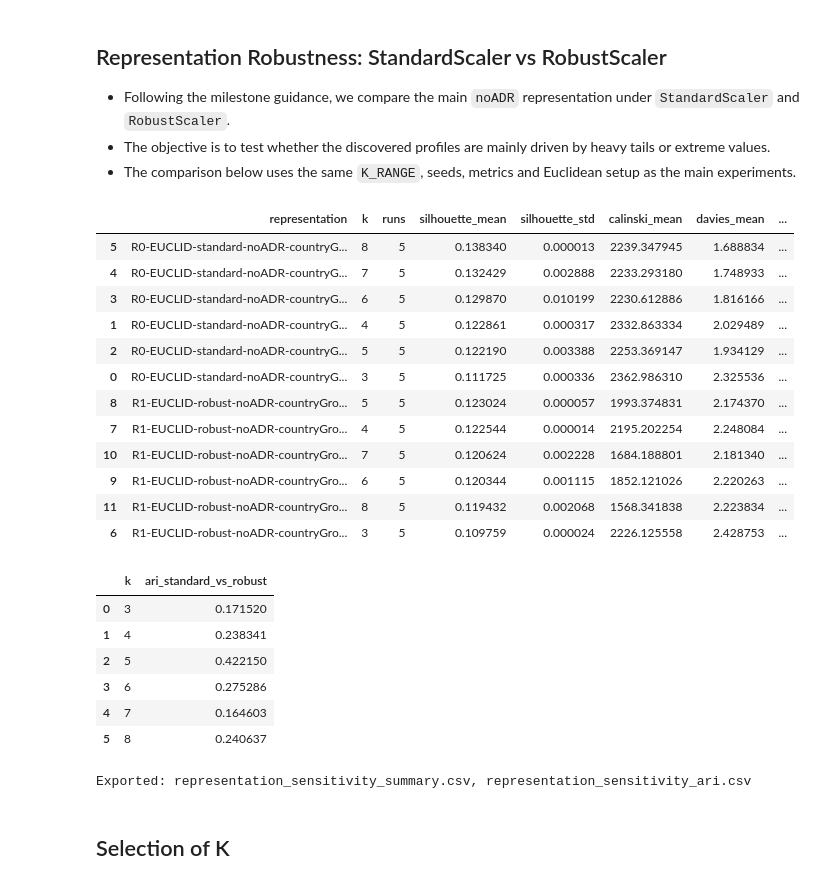
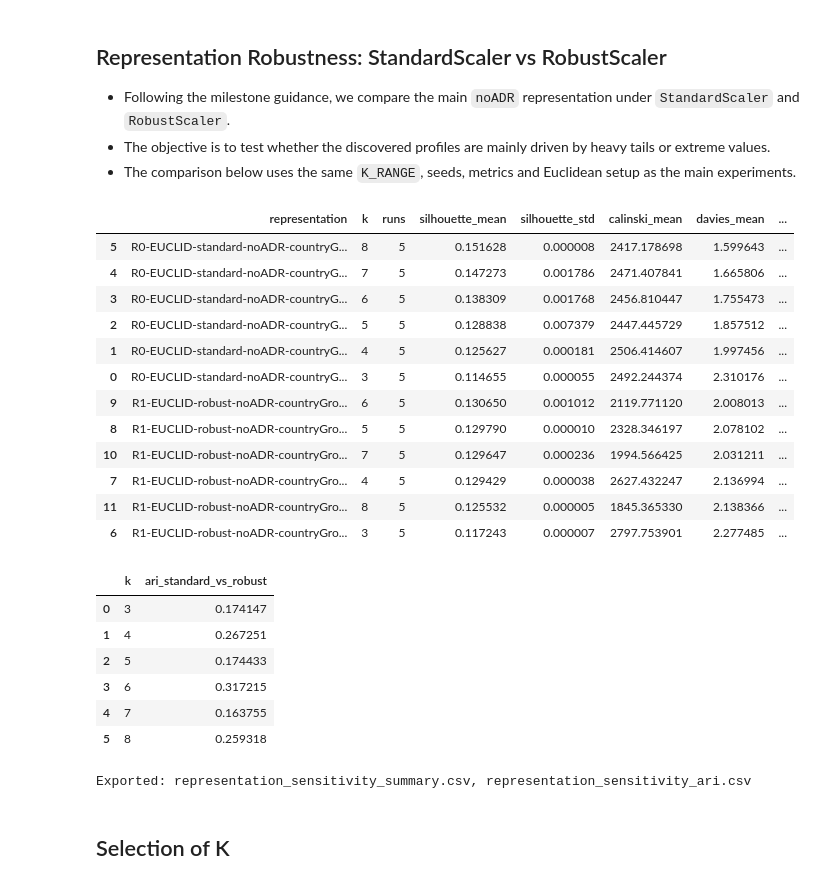
Before and after one commit to mreTeixeira7/usl_project1_72922_72898_60253, a Jupyter notebook: project.ipynb, the cells around one changed output. Drawn from its saved outputs; the diff is of its cells as text; code cells hidden in the pictures.

```diff
--- a/project.ipynb
+++ b/project.ipynb
@@ -151,14 +400,16 @@ def group_country(code):
     return "Other"
 
 minor_count = X["children"].fillna(0) + X["babies"].fillna(0)
+total_nights = X["stays_in_weekend_nights"].fillna(0) + X["stays_in_week_nights"].fillna(0)
 
 X = X.assign(
     arrival_season=X["arrival_date_month"].map(month_to_season),
     country_group=X["country"].apply(group_country),
     adults=X["adults"].clip(upper=4),
-    minor_count=minor_count.clip(upper=3),
+    minor_count=minor_count.clip(upper=4),
+    total_nights=total_nights,
 )
-X = X.drop(columns=["arrival_date_month", "country", "children", "babies"])
+X = X.drop(columns=["arrival_date_month", "country", "children", "babies", "stays_in_weekend_nights", "stays_in_week_nights"])
 
 print("Engineered clustering matrix shape:", X.shape)
 display(X.head())
@@ -610,7 +868,7 @@ iKMeans retained k: 47
 from sklearn.metrics import adjusted_rand_score
 
 representation_variants = [
-    ("R0-EUCLID-standard-noADR-countryGroup-minorCount", StandardScaler),
+    ("R0-EUCLID-standard-noADR-countryGroup-minorCount-totalNights", StandardScaler),
     ("R1-EUCLID-robust-noADR-countryGroup-minorCount", RobustScaler),
 ]
 
@@ -638,52 +896,52 @@ for rep_label, scaler_cls in representation_variants:
                 "min_cluster_share": float(pd.Series(labels_full).value_counts(normalize=True).min()),
             })
 
 representation_sensitivity = pd.DataFrame(representation_rows)
 representation_sensitivity_summary = representation_sensitivity.groupby(["representation", "k"], as_index=False).agg(
     runs=("seed", "count"),
     silhouette_mean=("silhouette", "mean"),
     silhouette_std=("silhouette", "std"),
     calinski_mean=("calinski_harabasz", "mean"),
     davies_mean=("davies_bouldin", "mean"),
     min_cluster_share_mean=("min_cluster_share", "mean"),
 )
 display(representation_sensitivity_summary.sort_values(["representation", "silhouette_mean"], ascending=[True, False]))
 
 ari_rows = []
 for k in K_RANGE:
     labels_standard = KMeans(n_clusters=k, random_state=42, n_init=20, max_iter=300).fit_predict(representation_matrices[representation_variants[0][0]])
     labels_robust = KMeans(n_clusters=k, random_state=42, n_init=20, max_iter=300).fit_predict(representation_matrices[representation_variants[1][0]])
     ari_rows.append({
         "k": k,
         "ari_standard_vs_robust": float(adjusted_rand_score(labels_standard, labels_robust)),
     })
 representation_ari = pd.DataFrame(ari_rows)
 display(representation_ari)
 
 representation_sensitivity_summary.to_csv("representation_sensitivity_summary.csv", index=False)
 representation_ari.to_csv("representation_sensitivity_ari.csv", index=False)
 print("Exported: representation_sensitivity_summary.csv, representation_sensitivity_ari.csv")
 # %% [output]
 |  | representation | k | runs | silhouette_mean | silhouette_std | calinski_mean | davies_mean | ... |
-| 5 | R0-EUCLID-standard-noADR-countryG... | 8 | 5 | 0.138340 | 0.000013 | 2239.347945 | 1.688834 | ... |
-| 4 | R0-EUCLID-standard-noADR-countryG... | 7 | 5 | 0.132429 | 0.002888 | 2233.293180 | 1.748933 | ... |
-| 3 | R0-EUCLID-standard-noADR-countryG... | 6 | 5 | 0.129870 | 0.010199 | 2230.612886 | 1.816166 | ... |
-| 1 | R0-EUCLID-standard-noADR-countryG... | 4 | 5 | 0.122861 | 0.000317 | 2332.863334 | 2.029489 | ... |
-| 2 | R0-EUCLID-standard-noADR-countryG... | 5 | 5 | 0.122190 | 0.003388 | 2253.369147 | 1.934129 | ... |
-| 0 | R0-EUCLID-standard-noADR-countryG... | 3 | 5 | 0.111725 | 0.000336 | 2362.986310 | 2.325536 | ... |
-| 8 | R1-EUCLID-robust-noADR-countryGro... | 5 | 5 | 0.123024 | 0.000057 | 1993.374831 | 2.174370 | ... |
-| 7 | R1-EUCLID-robust-noADR-countryGro... | 4 | 5 | 0.122544 | 0.000014 | 2195.202254 | 2.248084 | ... |
-| 10 | R1-EUCLID-robust-noADR-countryGro... | 7 | 5 | 0.120624 | 0.002228 | 1684.188801 | 2.181340 | ... |
-| 9 | R1-EUCLID-robust-noADR-countryGro... | 6 | 5 | 0.120344 | 0.001115 | 1852.121026 | 2.220263 | ... |
-| 11 | R1-EUCLID-robust-noADR-countryGro... | 8 | 5 | 0.119432 | 0.002068 | 1568.341838 | 2.223834 | ... |
-| 6 | R1-EUCLID-robust-noADR-countryGro... | 3 | 5 | 0.109759 | 0.000024 | 2226.125558 | 2.428753 | ... |
+| 5 | R0-EUCLID-standard-noADR-countryG... | 8 | 5 | 0.151628 | 0.000008 | 2417.178698 | 1.599643 | ... |
+| 4 | R0-EUCLID-standard-noADR-countryG... | 7 | 5 | 0.147273 | 0.001786 | 2471.407841 | 1.665806 | ... |
+| 3 | R0-EUCLID-standard-noADR-countryG... | 6 | 5 | 0.138309 | 0.001768 | 2456.810447 | 1.755473 | ... |
+| 2 | R0-EUCLID-standard-noADR-countryG... | 5 | 5 | 0.128838 | 0.007379 | 2447.445729 | 1.857512 | ... |
+| 1 | R0-EUCLID-standard-noADR-countryG... | 4 | 5 | 0.125627 | 0.000181 | 2506.414607 | 1.997456 | ... |
+| 0 | R0-EUCLID-standard-noADR-countryG... | 3 | 5 | 0.114655 | 0.000055 | 2492.244374 | 2.310176 | ... |
+| 9 | R1-EUCLID-robust-noADR-countryGro... | 6 | 5 | 0.130650 | 0.001012 | 2119.771120 | 2.008013 | ... |
+| 8 | R1-EUCLID-robust-noADR-countryGro... | 5 | 5 | 0.129790 | 0.000010 | 2328.346197 | 2.078102 | ... |
+| 10 | R1-EUCLID-robust-noADR-countryGro... | 7 | 5 | 0.129647 | 0.000236 | 1994.566425 | 2.031211 | ... |
+| 7 | R1-EUCLID-robust-noADR-countryGro... | 4 | 5 | 0.129429 | 0.000038 | 2627.432247 | 2.136994 | ... |
+| 11 | R1-EUCLID-robust-noADR-countryGro... | 8 | 5 | 0.125532 | 0.000005 | 1845.365330 | 2.138366 | ... |
+| 6 | R1-EUCLID-robust-noADR-countryGro... | 3 | 5 | 0.117243 | 0.000007 | 2797.753901 | 2.277485 | ... |
 |  | k | ari_standard_vs_robust |
-| 0 | 3 | 0.171520 |
-| 1 | 4 | 0.238341 |
-| 2 | 5 | 0.422150 |
-| 3 | 6 | 0.275286 |
-| 4 | 7 | 0.164603 |
-| 5 | 8 | 0.240637 |
+| 0 | 3 | 0.174147 |
+| 1 | 4 | 0.267251 |
+| 2 | 5 | 0.174433 |
+| 3 | 6 | 0.317215 |
+| 4 | 7 | 0.163755 |
+| 5 | 8 | 0.259318 |
 Exported: representation_sensitivity_summary.csv, representation_sensitivity_ari.csv
 # %% [markdown]
 ## Selection of K
```
Also changed, not shown: parts of 15 cells of this notebook.
